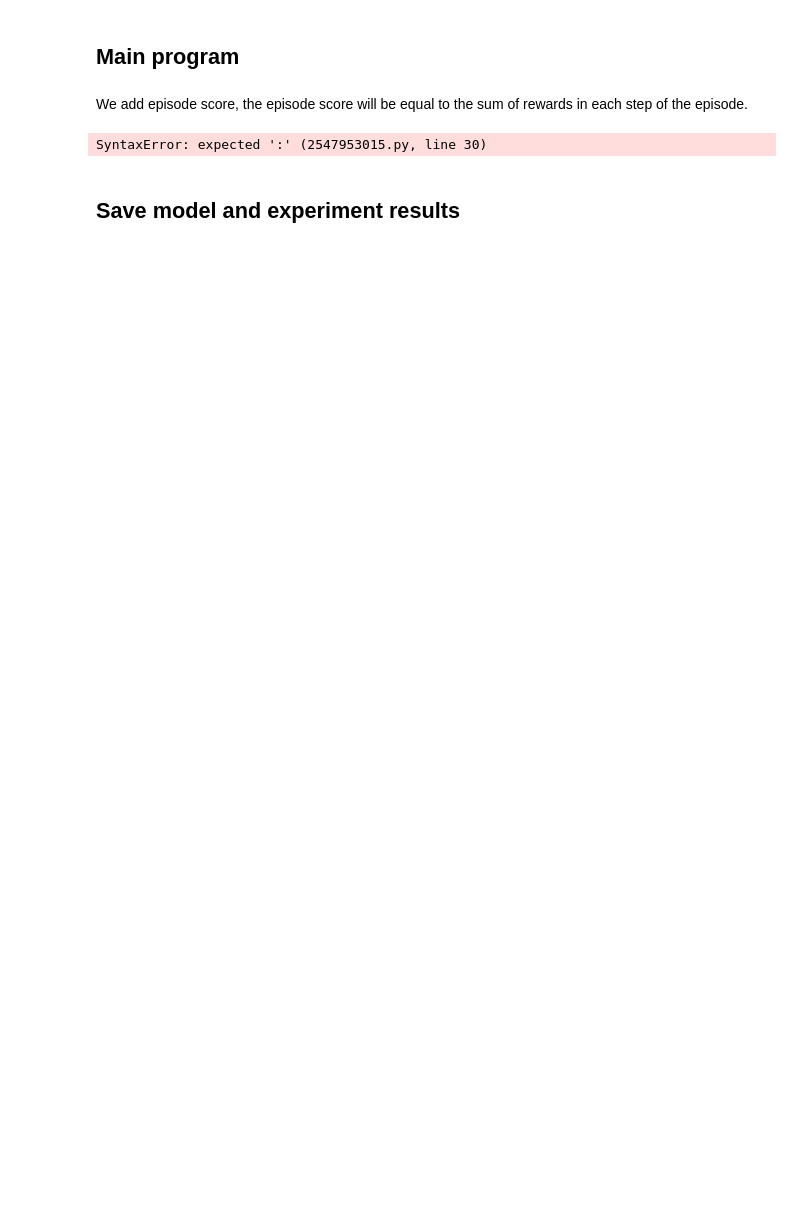
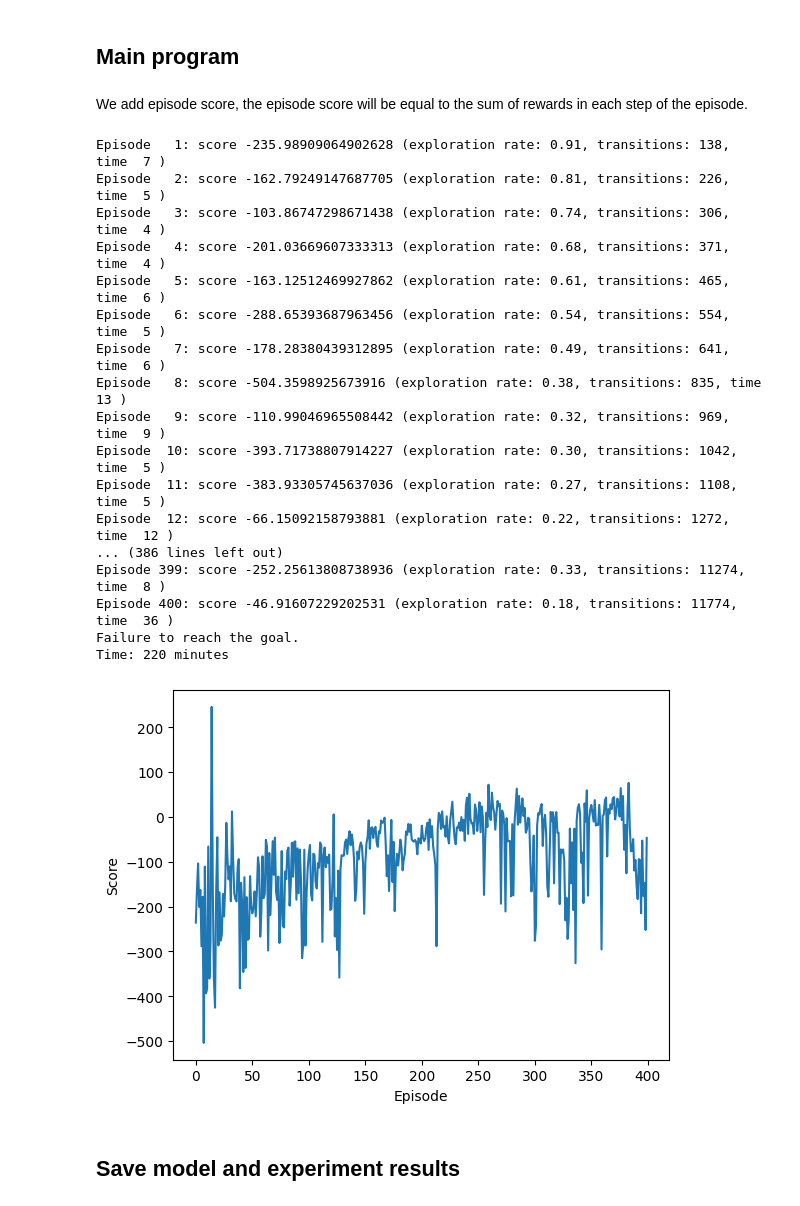
Before and after one commit to Dacarpe03/LunarLaderRL, a Jupyter notebook: DQN_Lunar_Lander.ipynb, the cells around one changed output. Cells and saved outputs as stored; diff of their text form; code cells hidden in the pictures; blank space fills up the shorter version.

```diff
--- a/DQN_Lunar_Lander.ipynb
+++ b/DQN_Lunar_Lander.ipynb
@@ -23,18 +23,19 @@ import gc
 ## Hyperparameters
 # %%
 GAMMA = 0.99
-MEMORY_SIZE = 10000
+MEMORY_SIZE = 50000
 LEARNING_RATE = 0.001
-BATCH_SIZE = 16
+BATCH_SIZE = 64
 EXPLORATION_MAX = 1
 EXPLORATION_MIN = 0.01
 EXPLORATION_DECAY = 0.995
 NUMBER_OF_EPISODES = 400
-MAX_STEPS = 300
+MAX_STEPS = 500
 USE_TARGET = False
 LAST_N_SCORES = 30
 STEPS_TO_UPDATE = 100
 STEPS_TO_LEARN = 4
+STEPS_TO_EXPLORE = MAX_STEPS * NUMBER_OF_EPISODES / 5
 # %% [markdown]
 ## Class ReplayMemory
 
@@ -171,6 +172,9 @@ class DQN:
         np_scores = np.array(scores_list)
         scores_mean = np.mean(np_scores, axis=0)
         return scores_mean
+
+    def reset_exploration(self):
+        self.exploration_rate = EXPLORATION_MAX
 # %% [markdown]
 ## Environment Lunar Lander
 
@@ -210,6 +214,7 @@ start_time = time.perf_counter()
 
 update_countdown = STEPS_TO_UPDATE
 learn_countdown = STEPS_TO_LEARN
+explore_countdown = STEPS_TO_EXPLORE
 
 while (episode < NUMBER_OF_EPISODES) and not (goal_reached):
     start_episode_time = time.perf_counter()
@@ -231,7 +236,7 @@ while (episode < NUMBER_OF_EPISODES) and not (goal_reached):
         agent.remember(state, action, reward, state_next, terminal_state)
 
         # Learn using a batch of experience stored in memory
-        if (learn_countdown <= 0)
+        if (learn_countdown <= 0):
             agent.learn()
             learn_countdown = STEPS_TO_LEARN
         # Detect end of episode and print
@@ -240,34 +245,56 @@ while (episode < NUMBER_OF_EPISODES) and not (goal_reached):
             scores_mean = agent.get_mean_last_n_scores(LAST_N_SCORES)
             if scores_mean >= 200: goal_reached = True
             print("Episode {0:>3}: ".format(episode), end = '')
             print("score {0:>3} ".format(episode_score), end = '')
             print("(exploration rate: %.2f, " % agent.exploration_rate, end = '')
             print("transitions:", str(agent.memory.current_size), end = ', ')
             print("time ", round(time.perf_counter() - start_episode_time), ")" )
             end_episode = True
         else:
             state = state_next
             step += 1
             update_countdown -= 1
             learn_countdown -= 1
+            explore_countdown -= 1
 
         if update_countdown <= 0:
             agent.update_target_model()
             update_countdown = STEPS_TO_UPDATE
+
+        if explore_countdown <= 0:
+            agent.reset_exploration()
+            explore_countdown = STEPS_TO_EXPLORE
 
     gc.collect()
     tf.keras.backend.clear_session()
 
 if goal_reached: print("Reached goal sucessfully.")
 else: print("Failure to reach the goal.")
 
 total_time = round((time.perf_counter() - start_time)/60)
 print ("Time:", total_time, "minutes")
 
 environment.close()
 agent.display_scores_graphically()
 # %% [output]
-SyntaxError: expected ':' (2547953015.py, line 30)
+Episode   1: score -235.98909064902628 (exploration rate: 0.91, transitions: 138, time  7 )
+Episode   2: score -162.79249147687705 (exploration rate: 0.81, transitions: 226, time  5 )
+Episode   3: score -103.86747298671438 (exploration rate: 0.74, transitions: 306, time  4 )
+Episode   4: score -201.03669607333313 (exploration rate: 0.68, transitions: 371, time  4 )
+Episode   5: score -163.12512469927862 (exploration rate: 0.61, transitions: 465, time  6 )
+Episode   6: score -288.65393687963456 (exploration rate: 0.54, transitions: 554, time  5 )
+Episode   7: score -178.28380439312895 (exploration rate: 0.49, transitions: 641, time  6 )
+Episode   8: score -504.3598925673916 (exploration rate: 0.38, transitions: 835, time  13 )
+Episode   9: score -110.99046965508442 (exploration rate: 0.32, transitions: 969, time  9 )
+Episode  10: score -393.71738807914227 (exploration rate: 0.30, transitions: 1042, time  5 )
+Episode  11: score -383.93305745637036 (exploration rate: 0.27, transitions: 1108, time  5 )
+Episode  12: score -66.15092158793881 (exploration rate: 0.22, transitions: 1272, time  12 )
+... (386 lines left out)
+Episode 399: score -252.25613808738936 (exploration rate: 0.33, transitions: 11274, time  8 )
+Episode 400: score -46.91607229202531 (exploration rate: 0.18, transitions: 11774, time  36 )
+Failure to reach the goal.
+Time: 220 minutes
+[figure, added]
 # %% [markdown]
 ## Save model and experiment results
 # %%
```
Also changed, not shown: parts of 2 cells of this notebook, 8 other files.
